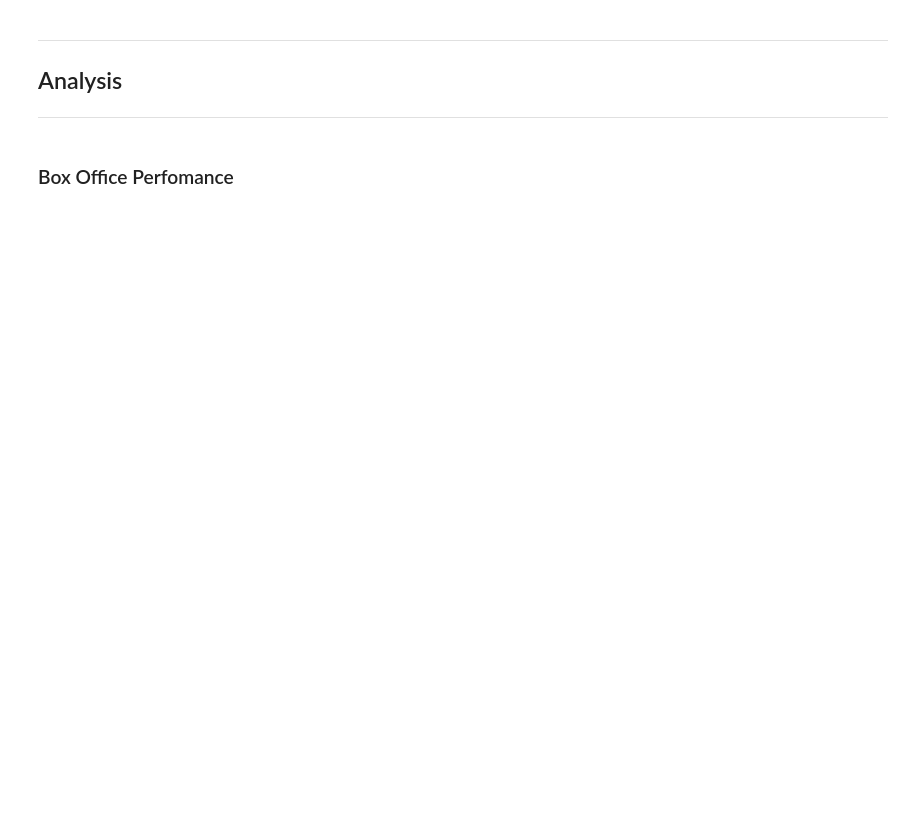
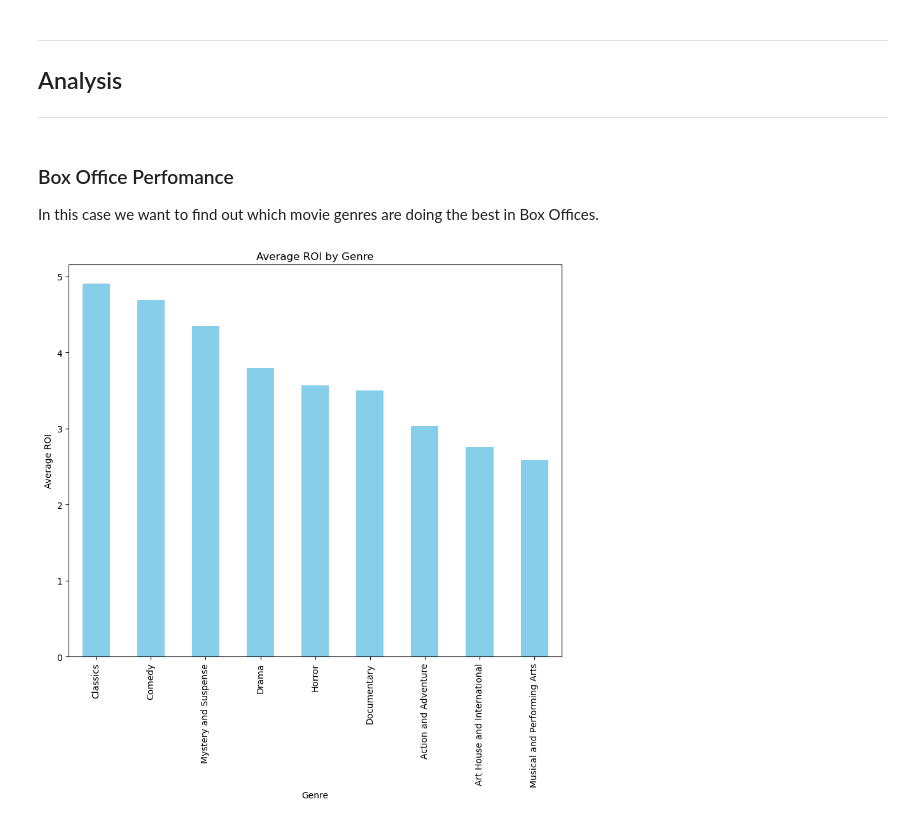
Before and after one commit to TumainiC/Movie_Analysis_Project, a Jupyter notebook: student.ipynb, the cells around one changed output. Saved outputs shown, nothing was run; the diff lists cells and outputs as text; code cells hidden in the pictures; blank space fills up the shorter version.

```diff
--- a/student.ipynb
+++ b/student.ipynb
@@ -344,5 +352,7 @@ memory usage: 439.1+ KB
 ---
 ## Analysis
 ---
-# %% [markdown]
-### Box Office Perfomance
+# %% [markdown]
+### Box Office Perfomance
+
+In this case we want to find out which movie genres are doing the best in Box Offices.
@@ -348,0 +364,15 @@ memory usage: 439.1+ KB
+# %%
+#create a graph to show how genres perform in the box office
+# Group the data by genre and calculate the mean ROI
+genre_roi = cost_info.groupby('genre1')['ROI'].mean().sort_values(ascending=False)
+
+# Plot the data
+fig, ax = plt.subplots(figsize=(10, 8))
+
+ax = genre_roi.plot(kind='bar', color='skyblue')
+ax.set_title('Average ROI by Genre')
+ax.set_ylabel('Average ROI')
+ax.set_xlabel('Genre')
+plt.show;
+# %% [output]
+[figure, added]
```
Also changed, not shown: parts of 20 cells of this notebook.
